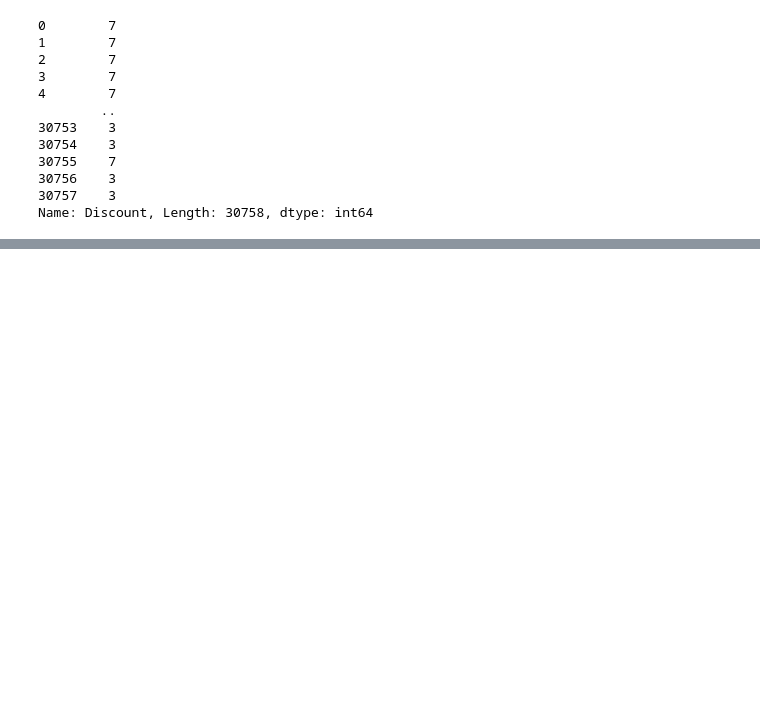
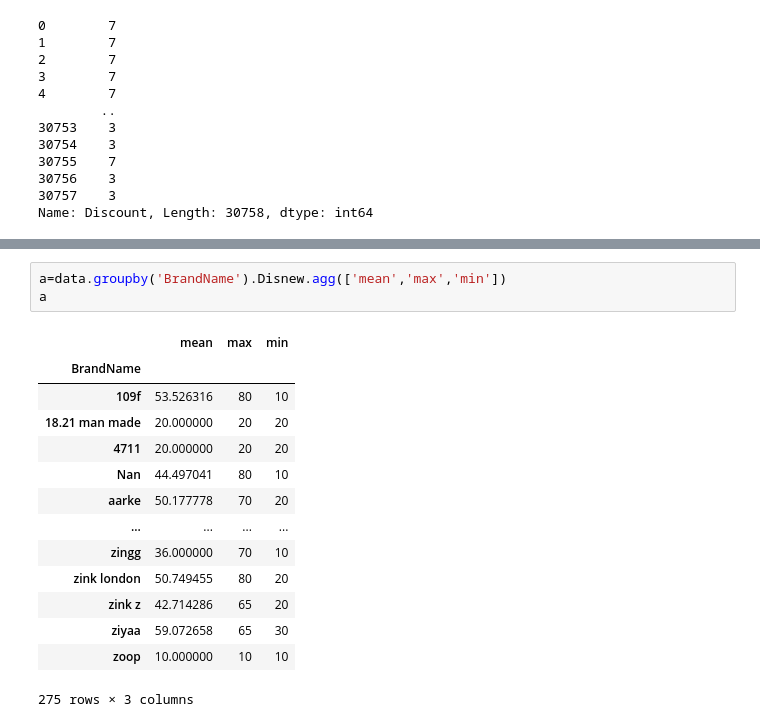
Before and after one commit to Toshashusingh/Datavisualization, a Jupyter notebook: e-commerce-dataset-with-30k-products.ipynb, the cells around one changed output, grey strips where cells are left out. Cells and saved outputs as stored; diff of their text form; blank space fills up the shorter version.

```diff
--- a/e-commerce-dataset-with-30k-products.ipynb
+++ b/e-commerce-dataset-with-30k-products.ipynb
@@ -229,0 +260,18 @@ ValueError: Unable to parse string "Na" at position 22
+# %%
+a=data.groupby('BrandName').Disnew.agg(['mean','max','min'])
+a
+# %% [output]
+|  | mean | max | min |
+| BrandName |  |  |  |
+| 109f | 53.526316 | 80 | 10 |
+| 18.21 man made | 20.000000 | 20 | 20 |
+| 4711 | 20.000000 | 20 | 20 |
+| Nan | 44.497041 | 80 | 10 |
+| aarke | 50.177778 | 70 | 20 |
+| ... | ... | ... | ... |
+| zingg | 36.000000 | 70 | 10 |
+| zink london | 50.749455 | 80 | 20 |
+| zink z | 42.714286 | 65 | 20 |
+| ziyaa | 59.072658 | 65 | 30 |
+| zoop | 10.000000 | 10 | 10 |
+275 rows × 3 columns
```
Also changed, not shown: parts of 12 cells of this notebook.
